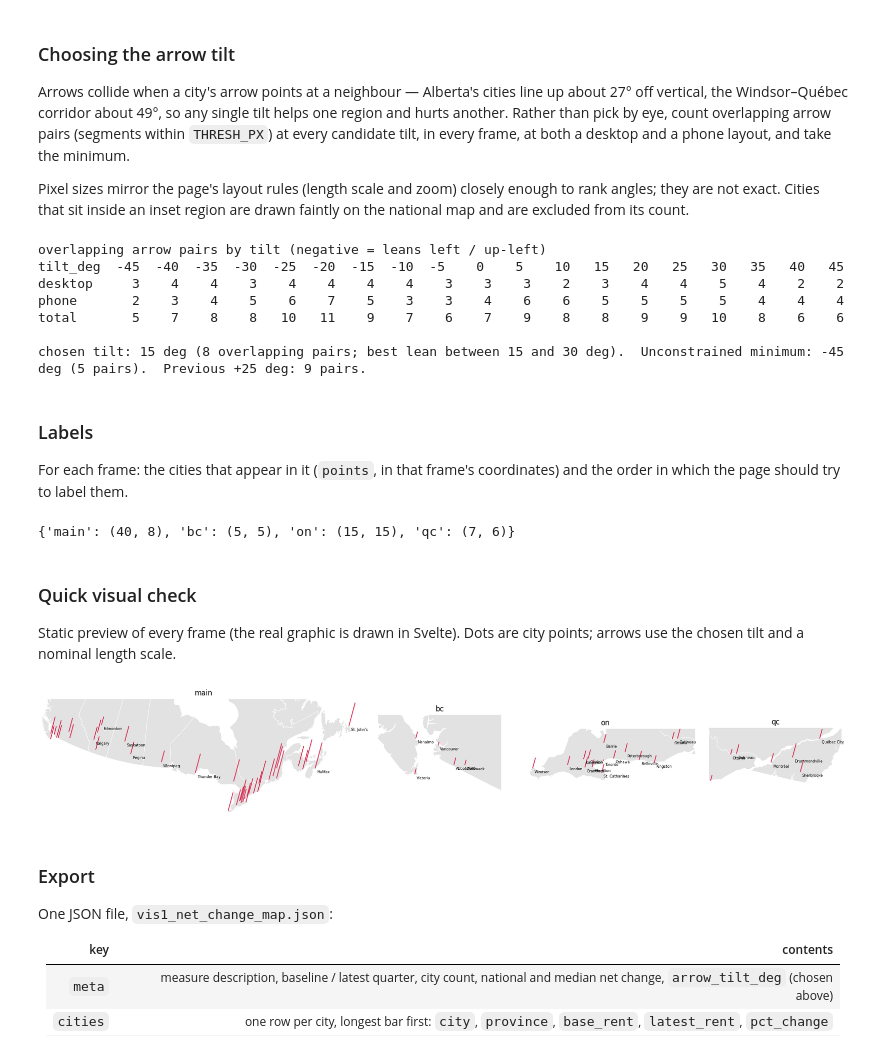
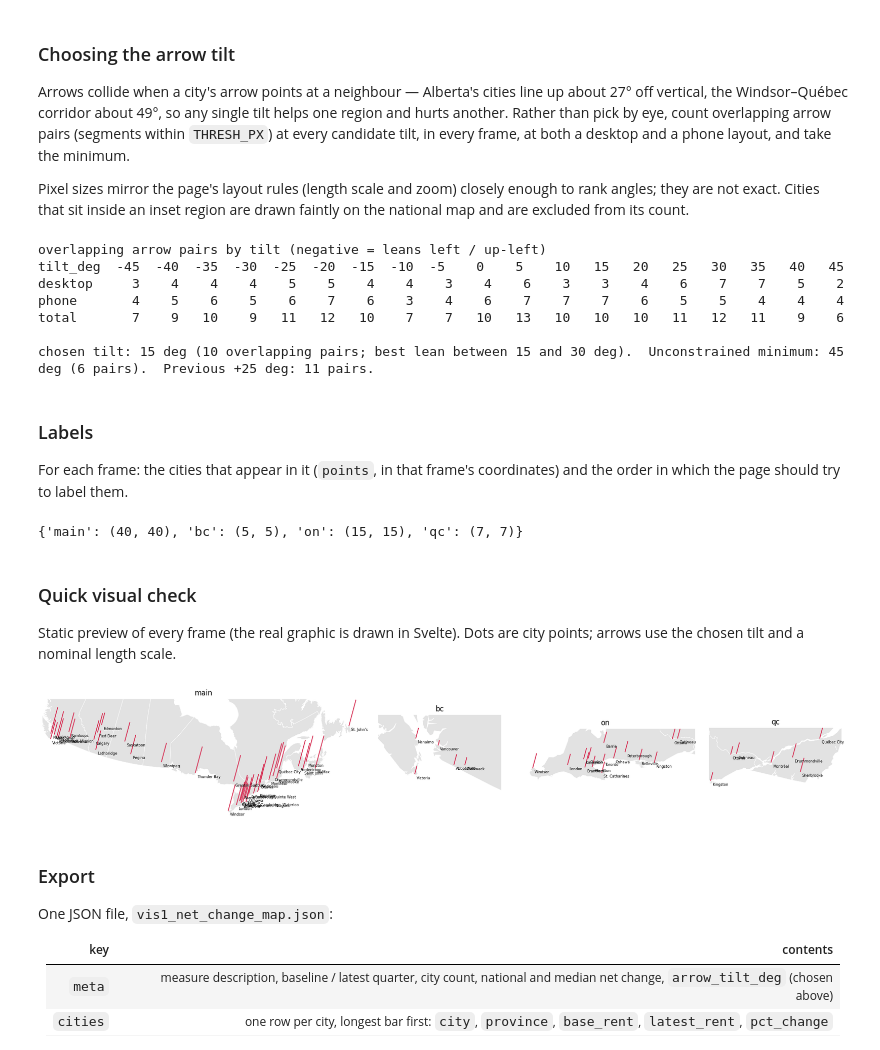
Before and after one commit to schoolofcities/renters, a Jupyter notebook: analysis/falling-rents/create_falling_rents_plotting_data.ipynb, the cells around one changed output. Saved outputs shown, nothing was run; the diff lists cells and outputs as text; code cells hidden in the pictures.

Commit message:
Refine arrow map

```diff
--- a/analysis/falling-rents/create_falling_rents_plotting_data.ipynb
+++ b/analysis/falling-rents/create_falling_rents_plotting_data.ipynb
@@ -226,12 +225,21 @@ def rotate_pts(pts, deg, origin):
     R = np.array([[np.cos(t), -np.sin(t)], [np.sin(t), np.cos(t)]])
     return (np.atleast_2d(pts) - origin) @ R.T + origin
 
+def label_rank(key):
+    """Sort key: major cities (by size) first, then big increases, then the rest by increase."""
+    pct = float(net.loc[key_to_idx[key], 'pct_change'])
+    if key in MAJOR_CITIES:
+        return (0, MAJOR_CITIES.index(key))
+    return (1, -pct) if pct >= BIG_INCREASE_PCT else (2, -pct)
+
 def label_entries(frame_id, idxs):
     out = []
-    for key in LABEL_ORDER.get(frame_id, []):
-        i = key_to_idx.get(key)
-        if i is not None and i in idxs:
+    for key in sorted(key_to_idx, key=label_rank):
+        i = key_to_idx[key]
+        if i in idxs:
             entry = {'i': i}
+            if key in MAJOR_CITIES:
+                entry['major'] = True     # the page may let a major city's label cross a neighbour's arrow rather than drop it
             if (frame_id, key) in LABEL_TEXT:
                 entry['text'] = LABEL_TEXT[(frame_id, key)]
             out.append(entry)
@@ -274,7 +282,7 @@ prov['geometry'] = prov.geometry.scale(xfact=0.001, yfact=0.001, origin=(0, 0))
 prov = prov[['PRENAME', 'PREABBR', 'geometry']].rename(columns={'PRENAME': 'name', 'PREABBR': 'abbr'})
 
 
-def make_frame(clip_poly, tolerance_km, rotation=0, origin=None):
+def make_frame(clip_poly, tolerance_km, rotation=0, origin=None, min_island_km2=MIN_ISLAND_KM2):
     """Clip provinces to a polygon (given in the *frame's* coordinates), simplify across shared borders, drop small islands.
     For rotated insets the clip polygon is rotated back into map space, intersected there, then the result is rotated forward."""
     simplified = prov.geometry.simplify_coverage(tolerance_km)
@@ -285,7 +293,7 @@ def make_frame(clip_poly, tolerance_km, rotation=0, origin=None):
         if g.is_empty:
             continue
         polys = [p for p in (g.geoms if hasattr(g, 'geoms') else [g])
-                 if p.geom_type == 'Polygon' and p.area >= MIN_ISLAND_KM2]
+                 if p.geom_type == 'Polygon' and p.area >= min_island_km2]
         if not polys:
             continue
         u = gpd.GeoSeries(polys).union_all()
@@ -315,7 +323,7 @@ def n_polys(gdf):
 main_prov = make_frame(box(*main_extent), MAIN_SIMPLIFY_KM)
 print(f'main: {len(main_prov)} provinces, {n_polys(main_prov)} polygons')
 for ins in INSETS:
-    ins['prov'] = make_frame(box(*ins['extent']), INSET_SIMPLIFY_KM, ins['rotation'], ins['origin'])
+    ins['prov'] = make_frame(box(*ins['extent']), INSET_SIMPLIFY_KM, ins['rotation'], ins['origin'], INSET_MIN_ISLAND_KM2)
     print(f"{ins['id']}: {len(ins['prov'])} provinces, {n_polys(ins['prov'])} polygons")
 # %% [output]
 main: 10 provinces, 14 polygons
@@ -334,8 +342,9 @@ Cities that sit inside an inset region are drawn faintly on the national map and
 # %%
 THRESH_PX = 3.5
 MAX_LEN_SPEC = lambda w: min(70, max(38, w * 0.10))      # px length of the longest arrow at map width w (mirrors the page)
-vmax = net['pct_change'].max()
 vals = net['pct_change'].to_numpy()
+class_idx = np.array([sum(v >= b for b in CLASS_BREAKS) for v in vals])
+len_frac = np.array(CLASS_LEN_FRAC)[class_idx]               # arrows come in four lengths, not a continuous scale
 
 
 def seg_dist(a0, a1, b0, b1):
@@ -354,7 +363,7 @@ def overlaps(pts_km, idxs, k, max_len, tilt):
     t = np.radians(tilt)
     u = np.array([np.sin(t), -np.cos(t)])                 # screen coords, y down
     base = np.column_stack([pts_km[:, 0] * k, -pts_km[:, 1] * k])[idxs]
-    tips = base + np.outer(vals[idxs] / vmax * max_len, u)
+    tips = base + np.outer(len_frac[idxs] * max_len, u)
     return sum(seg_dist(base[a], tips[a], base[b], tips[b]) < THRESH_PX for a, b in combinations(range(len(idxs)), 2))
 
 
@@ -386,7 +395,11 @@ MIN_LEAN, MAX_LEAN = 15, 30
 cand = table.loc[[t for t in table.index if MIN_LEAN <= abs(t) <= MAX_LEAN], ['total']].reset_index()
 cand['left'] = (cand['tilt_deg'] < 0).astype(int)
 cand['mag'] = cand['tilt_deg'].abs()
-best = int(cand.sort_values(['total', 'left', 'mag']).iloc[0]['tilt_deg'])
+# A difference of one or two overlapping pairs is noise, so every lean within TILT_TOLERANCE pairs of the minimum counts as a tie;
+# ties go to the up-right lean (the conventional "increase" direction), then to the gentler angle.
+TILT_TOLERANCE = 2
+near = cand[cand['total'] <= cand['total'].min() + TILT_TOLERANCE]
+best = int(near.sort_values(['left', 'mag']).iloc[0]['tilt_deg'])
 ARROW_TILT_DEG = best
 print('overlapping arrow pairs by tilt (negative = leans left / up-left)')
 print(table.T.to_string())
@@ -396,11 +409,11 @@ print(f'chosen tilt: {ARROW_TILT_DEG} deg ({int(table.loc[best, "total"])} overl
 # %% [output]
 overlapping arrow pairs by tilt (negative = leans left / up-left)
 tilt_deg  -45  -40  -35  -30  -25  -20  -15  -10  -5    0    5    10   15   20   25   30   35   40   45
-desktop     3    4    4    3    4    4    4    4    3    3    3    2    3    4    4    5    4    2    2
-phone       2    3    4    5    6    7    5    3    3    4    6    6    5    5    5    5    4    4    4
-total       5    7    8    8   10   11    9    7    6    7    9    8    8    9    9   10    8    6    6
+desktop     3    4    4    4    5    5    4    4    3    4    6    3    3    4    6    7    7    5    2
+phone       4    5    6    5    6    7    6    3    4    6    7    7    7    6    5    5    4    4    4
+total       7    9   10    9   11   12   10    7    7   10   13   10   10   10   11   12   11    9    6
 
-chosen tilt: 15 deg (8 overlapping pairs; best lean between 15 and 30 deg).  Unconstrained minimum: -45 deg (5 pairs).  Previous +25 deg: 9 pairs.
+chosen tilt: 15 deg (10 overlapping pairs; best lean between 15 and 30 deg).  Unconstrained minimum: 45 deg (6 pairs).  Previous +25 deg: 11 pairs.
 # %% [markdown]
 ### Labels
 
@@ -414,7 +427,6 @@ frames.append({
     'points': [{'i': i, 'x': round(float(x), 1), 'y': round(float(y), 1), 'in_inset': i in in_any_inset}
                for i, (x, y) in enumerate(XY)],
     'labels': label_entries('main', set(range(len(net)))),
-    'key_anchor': list(KEY_ANCHOR_KM),
 })
 
 for ins in INSETS:
@@ -431,7 +443,7 @@ for ins in INSETS:
     })
 print({f['id']: (len(f['points']), len(f['labels'])) for f in frames})
 # %% [output]
-{'main': (40, 8), 'bc': (5, 5), 'on': (15, 15), 'qc': (7, 6)}
+{'main': (40, 40), 'bc': (5, 5), 'on': (15, 15), 'qc': (7, 7)}
 # %% [markdown]
 ### Quick visual check
 
@@ -439,24 +451,24 @@ Static preview of every frame (the real graphic is drawn in Svelte). Dots are ci
 # %%
 fig, axes = plt.subplots(1, len(frames), figsize=(19, 5), gridspec_kw={'width_ratios': [3.4, 1.3, 1.9, 1.4]})
 for ax, fr, prv in zip(axes, frames, [main_prov] + [i['prov'] for i in INSETS]):
     prv.plot(ax=ax, color='#e2e2e2', edgecolor='white', linewidth=0.6)
     ext = fr['extent'] if fr['id'] == 'main' else fr['fit']
     pts = np.array([[p['x'], p['y']] for p in fr['points']]); idx = [p['i'] for p in fr['points']]
     scale_km = (ext[2] - ext[0]) / 700 * 55          # nominal 55 px at 700 px wide
     t = np.radians(ARROW_TILT_DEG)
     for (x, y), i in zip(pts, idx):
-        L = vals[i] / vmax * scale_km * 1.3
+        L = len_frac[i] * scale_km * 1.3
         ax.plot([x, x + L * np.sin(t)], [y, y + L * np.cos(t)], color='#d73256', lw=1.4)
     for lab in fr['labels']:
         j = idx.index(lab['i']) if lab['i'] in idx else None
         if j is not None:
             ax.annotate(lab.get('text', net.loc[lab['i'], 'city']), pts[j], xytext=(3, -9), textcoords='offset points', fontsize=6)
     ax.set_xlim(ext[0], ext[2]); ax.set_ylim(ext[1], ext[3])
     ax.set_aspect('equal'); ax.axis('off'); ax.set_title(fr['id'])
 plt.tight_layout()
 plt.show()
 # %% [output]
-[figure, old version]
+[figure, new version]
 # %% [markdown]
 ### Export
 
```
Also changed, not shown: parts of 3 cells of this notebook, 5 other files.
